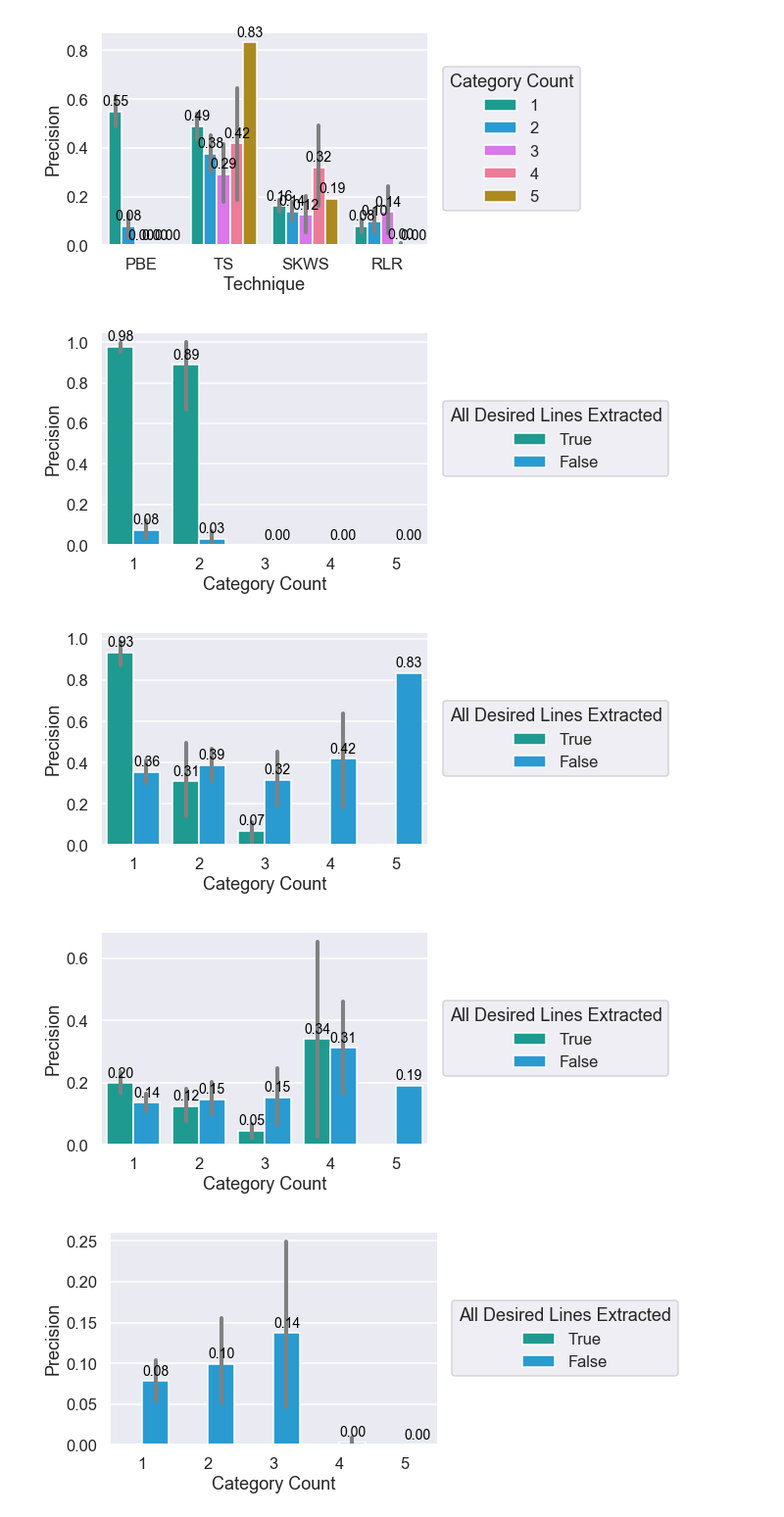
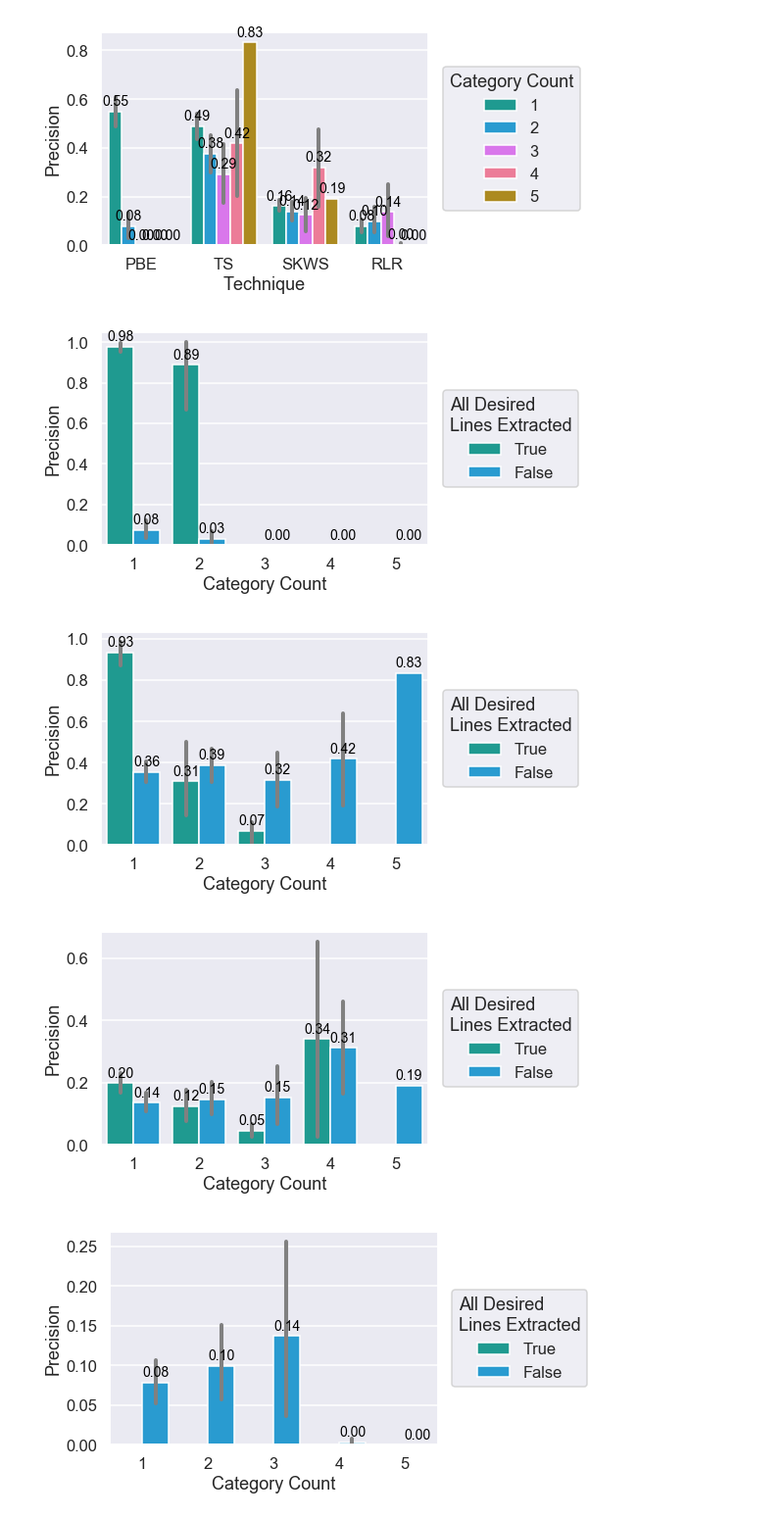
Before and after one commit to lacinoire/master-thesis, a Jupyter notebook: evaluation/results/big_study_data_analysis.ipynb, the cells around one changed output. Shown at 98% size. Drawn from its saved outputs; the diff is of its cells as text; code cells hidden in the pictures.

```diff
--- a/evaluation/results/big_study_data_analysis.ipynb
+++ b/evaluation/results/big_study_data_analysis.ipynb
@@ -169,0 +201,8 @@ for technique in techniques:
+# %%
+# precision one technique against example count
+def precision_examples(technique):
+    ax = sns.barplot(x='Example Count', y='Recall', data=rtf(result, technique), hue_order=bool_order, errcolor='grey')
+    process_fig(ax, 'recall', technique, False, '')
+
+for technique in techniques:
+    precision_examples(technique)
@@ -184,0 +226,13 @@ def category_count(categories):
+# %%
+# precision one technique against example count
+def precision_examples(technique):
+    ax = sns.swarmplot(x='Example Count',
+                       y='Precision',
+                       hue='Single Category',
+                       data=rtf(result, technique),
+                       hue_order=bool_order,
+                       palette=sns.husl_palette(2, h=.5, s=1))
+    process_fig(ax, 'precision-singlecategory-swarm', technique, False, 'Single Category')
+
+for technique in techniques:
+    precision_examples(technique)
@@ -185,7 +244,5 @@ def category_count(categories):
 # %%
 # single-category-precsion
-result['Category Count'] = result.apply(lambda x : category_count(x['Categories']), axis=1)
-result['Single Category'] = result['Category Count'] == 1
 result_single_category = result[result['Single Category']]
 ax = sns.barplot(x='Technique',
                  y='Precision',
@@ -224,6 +270,6 @@ process_fig(ax, 'categorycount-examplecount', 'dataset', True, 'Category Count')
 # ax = sns.barplot(x='ExampleCount', y='CategoryCount', data=rtf(result, 'pbe'))
 # process_fig(ax, 'categorycount-examplecount', 'dataset', False, '')
 # %%
-ax = sns.barplot(x='Example Count', y='Precision', hue='Category Count', data=result, errcolor='grey')
+ax = sns.boxenplot(x='Example Count', y='Precision', hue='Category Count', data=result)
 process_fig(ax, 'precision-categorycount-examplecount', 'all', False, 'Category Count')
 # %% [output]
@@ -250,16 +296,16 @@ process_fig(ax, 'categorycount-precision', 'all', False, 'Category Count')
 # %%
 # success of extractions against category counts
 def example_count_success(technique):
     ax = sns.barplot(x='Category Count', y='Precision', hue='All Desired Lines Extracted',
                   data=rtf(result, technique), hue_order=bool_order, errcolor='grey')
-    process_fig(ax, 'categorycount-success', technique, False, 'All Desired Lines Extracted')
+    process_fig(ax, 'categorycount-success', technique, False, 'All Desired\nLines Extracted')
 
 for technique in techniques:
     example_count_success(technique)
 # %% [output]
-[figure, old version]
+[figure, new version]
-[figure, old version]
+[figure, new version]
-[figure, old version]
+[figure, new version]
-[figure, old version]
+[figure, new version]
 # %%
 # pbe: if the extraction failed, why did it fail? (when was no program learned/regex did not match?)
```
Also changed, not shown: parts of 20 cells of this notebook, 51 other files.
